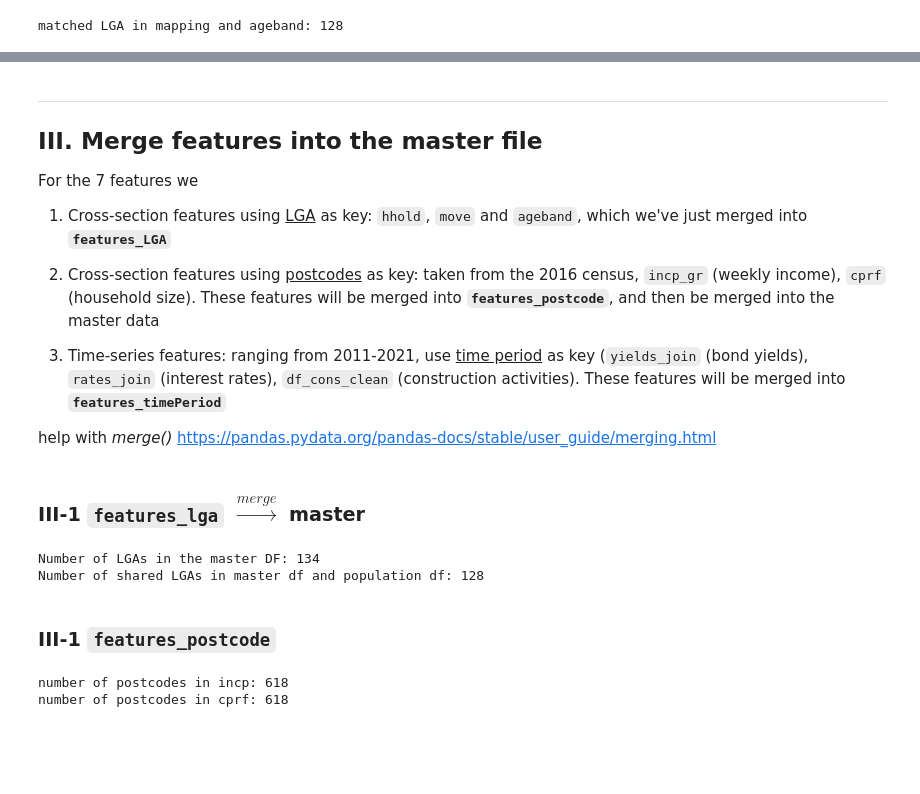
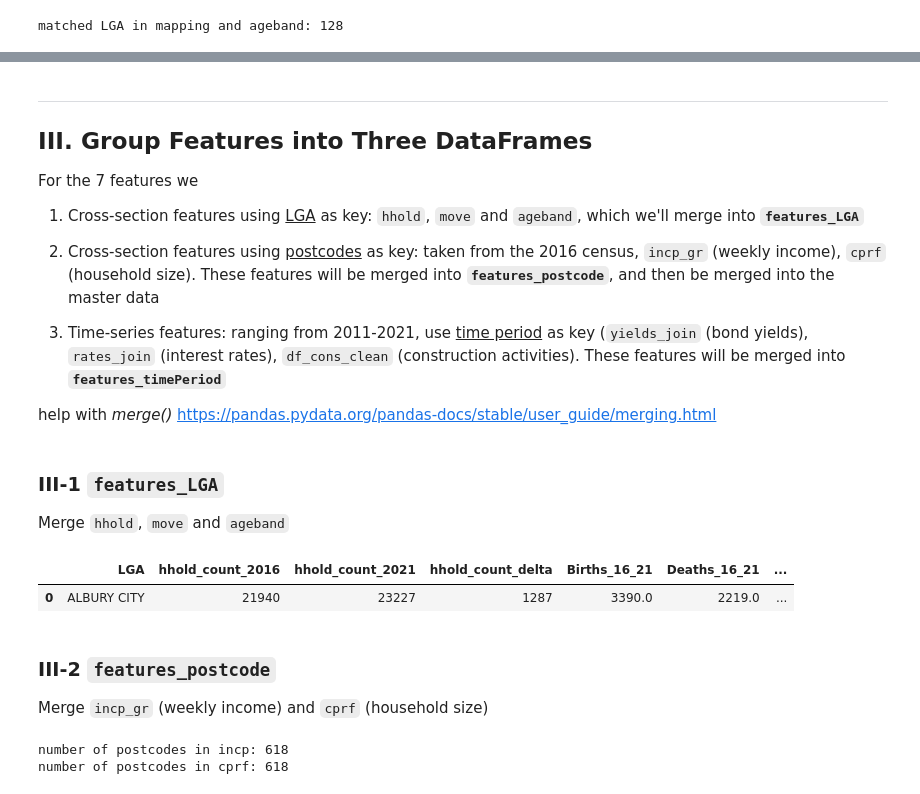
Before and after one commit to walthersy/NSW-house-price, a Jupyter notebook: Chris - Data Cleaning Pt2 (LGA mapping & features data).ipynb, the cells around one changed output, grey strips where cells are left out. Saved outputs shown, nothing was run; the diff lists cells and outputs as text; code cells hidden in the pictures; blank space fills up the shorter version.

Commit message:
Data Cleaning Pt2 is tidied up, now needs to merge features into the other unstacked master dfs

```diff
--- a/Chris - Data Cleaning Pt2 (LGA mapping & features data).ipynb
+++ b/Chris - Data Cleaning Pt2 (LGA mapping & features data).ipynb
@@ -993,10 +971,10 @@ features_LGA.to_csv('Files/Population/Population_cleaned_081021.csv', index=Fals
 # %% [markdown]
 ----
 
-## III. Merge features into the master file
+## III. Group Features into Three DataFrames
 
 For the 7 features we
-1. Cross-section features using <u>LGA</u> as key: `hhold`, `move` and `ageband`, which we've just merged into **`features_LGA`**
+1. Cross-section features using <u>LGA</u> as key: `hhold`, `move` and `ageband`, which we'll merge into **`features_LGA`**
 
 
 2. Cross-section features using <u>postcodes</u> as key: taken from the 2016 census, `incp_gr` (weekly income), `cprf` (household size). These features will be merged into **`features_postcode`**, and then be merged into the master data
@@ -1005,14 +983,14 @@ For the 7 features we
 3. Time-series features: ranging from 2011-2021, use <u>time period</u> as key (`yields_join` (bond yields), `rates_join` (interest rates), `df_cons_clean` (construction activities). These features will be merged into **`features_timePeriod`**
 
 help with *merge()* https://pandas.pydata.org/pandas-docs/stable/user_guide/merging.html
-# %% [markdown]
-### III-1 `features_lga` $\xrightarrow{merge}$ master
-# %%
-master_LGA = list(master_map['LGA'].unique())
-pop_LGA = list(features_LGA['LGA'].unique())
-shared_LGA = list(set(master_LGA).intersection(pop_LGA))
-print("Number of LGAs in the master DF:", len(master_LGA))
-print("Number of shared LGAs in master df and population df:", len(shared_LGA))
-# %% [output]
-Number of LGAs in the master DF: 134
-Number of shared LGAs in master df and population df: 128
+# %% [markdown]
+### III-1 `features_LGA`
+
+Merge `hhold`, `move` and `ageband`
+# %%
+features_LGA = hhold.merge(move, left_on='LGA', right_on='LGA')
+features_LGA = features_LGA.merge(ageband, left_on='LGA', right_on='LGA')
+features_LGA.head(1)
+# %% [output]
+|  | LGA | hhold_count_2016 | hhold_count_2021 | hhold_count_delta | Births_16_21 | Deaths_16_21 | ... |
+| 0 | ALBURY CITY | 21940 | 23227 | 1287 | 3390.0 | 2219.0 | ... |
@@ -1019,5 +999,7 @@ Number of shared LGAs in master df and population df: 128
 # %% [markdown]
-### III-1 `features_postcode`
+### III-2 `features_postcode`
+
+Merge `incp_gr` (weekly income) and `cprf` (household size)
 # %%
 print("number of postcodes in incp:", len(set(incp_gr['postcode'])))
 print("number of postcodes in cprf:", len(set(cprf['postcode'])))
```
Also changed, not shown: parts of 32 cells of this notebook, 1 other file.
